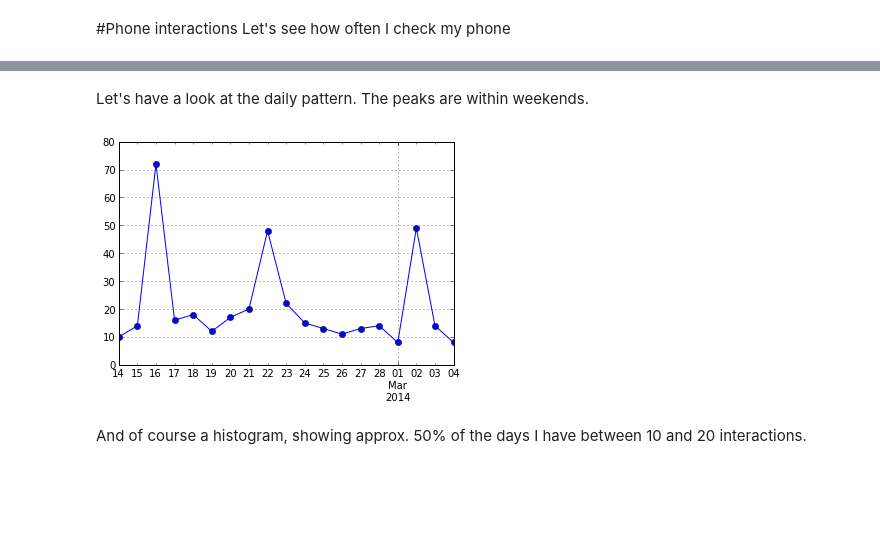
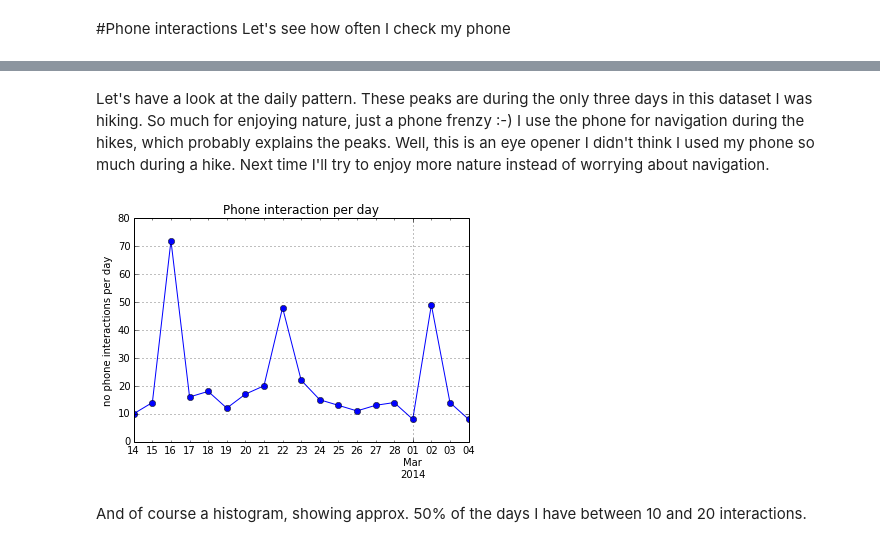
Before and after one commit to pimnijdam/journal, a Jupyter notebook: Phone interactions.ipynb, the cells around one changed output, grey strips where cells are left out. Drawn from its saved outputs; the diff is of its cells as text; code cells hidden in the pictures; blank space fills up the shorter version.

```diff
--- a/Phone interactions.ipynb
+++ b/Phone interactions.ipynb
@@ -22,11 +22,12 @@ data.screen.plot(style='o');
-# %% [markdown]
-Let's have a look at the daily pattern. The peaks are within weekends.
-# %%
-#Let's have a look at the daily pattern
-dailyInteractions = data.screen.resample("1d", how=sum)
-dailyInteractions.plot(style='o-');
-# %% [output]
-[figure, removed]
+# %% [markdown]
+Let's have a look at the daily pattern. These peaks are during the only three days in this dataset I was hiking. So much for enjoying nature, just a phone frenzy :-) I use the phone for navigation during the hikes, which probably explains the peaks. Well, this is an eye opener I didn't think I used my phone so much during a hike. Next time I'll try to enjoy more nature instead of worrying about navigation.
+# %%
+dailyInteractions = data.screen.resample("1d", how=sum).fillna(value=0)
+dailyInteractions.plot(style='o-')
+title("Phone interaction per day")
+ylabel("no phone interactions per day");
+# %% [output]
+[figure, added]
 # %% [markdown]
 And of course a histogram, showing approx. 50% of the days I have between 10 and 20 interactions.
 # %%
```
Also changed, not shown: parts of 8 cells of this notebook.
